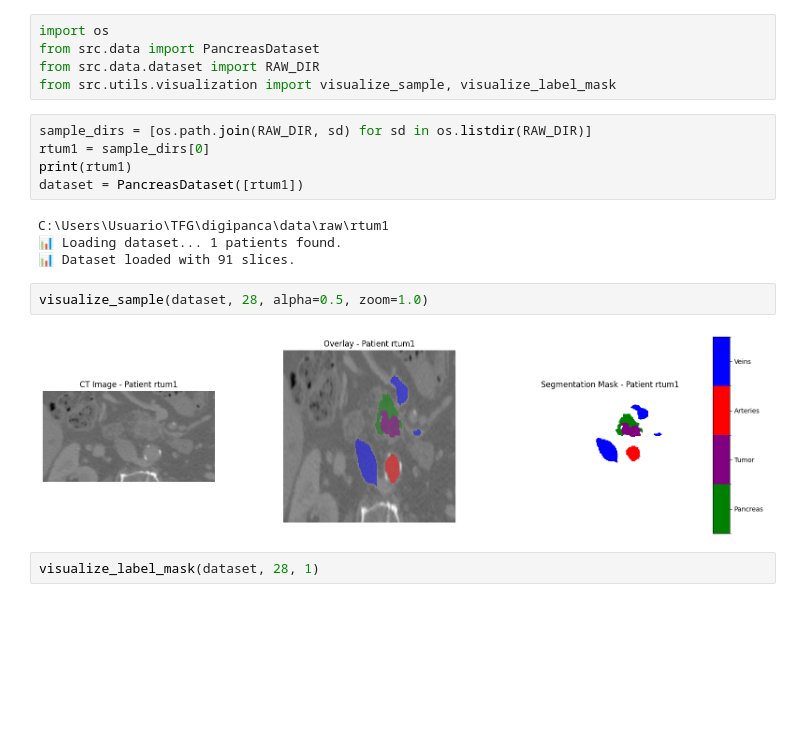
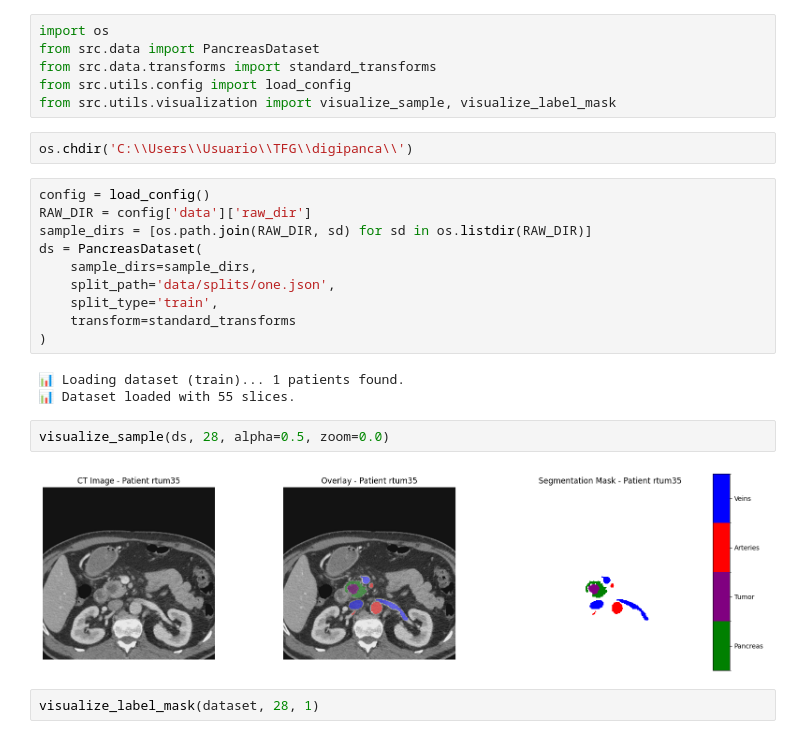
Before and after one commit to Alvarorlz12/TFG, a Jupyter notebook: digipanca/notebooks/preprocessing/Test_visualization_functions.ipynb, the cells around one changed output. Cells and saved outputs as stored; diff of their text form; blank space fills up the shorter version.

Commit message:
Added Transforms
New Transforms added:
- ApplyWindow (contrast/brightness)
- CropBorders
- Resize
- ToTensor
- Normalize (intensity)

```diff
--- a/digipanca/notebooks/preprocessing/Test_visualization_functions.ipynb
+++ b/digipanca/notebooks/preprocessing/Test_visualization_functions.ipynb
@@ -7,21 +4,28 @@ The autoreload extension is already loaded. To reload it, use:
 # %%
 import os
 from src.data import PancreasDataset
-from src.data.dataset import RAW_DIR
+from src.data.transforms import standard_transforms
+from src.utils.config import load_config
 from src.utils.visualization import visualize_sample, visualize_label_mask
+# %%
+os.chdir('C:\\Users\\Usuario\\TFG\\digipanca\\')
 # %%
+config = load_config()
+RAW_DIR = config['data']['raw_dir']
 sample_dirs = [os.path.join(RAW_DIR, sd) for sd in os.listdir(RAW_DIR)]
-rtum1 = sample_dirs[0]
-print(rtum1)
-dataset = PancreasDataset([rtum1])
+ds = PancreasDataset(
+    sample_dirs=sample_dirs,
+    split_path='data/splits/one.json',
+    split_type='train',
+    transform=standard_transforms
+)
 # %% [output]
-C:\Users\Usuario\TFG\digipanca\data\raw\rtum1
-📊 Loading dataset... 1 patients found.
-📊 Dataset loaded with 91 slices.
+📊 Loading dataset (train)... 1 patients found.
+📊 Dataset loaded with 55 slices.
 # %%
-visualize_sample(dataset, 28, alpha=0.5, zoom=1.0)
+visualize_sample(ds, 28, alpha=0.5, zoom=0.0)
 # %% [output]
-[figure, old version]
+[figure, new version]
 # %%
 visualize_label_mask(dataset, 28, 1)
 # %% [output]
```
Also changed, not shown: parts of 1 cell of this notebook, 7 other files.
